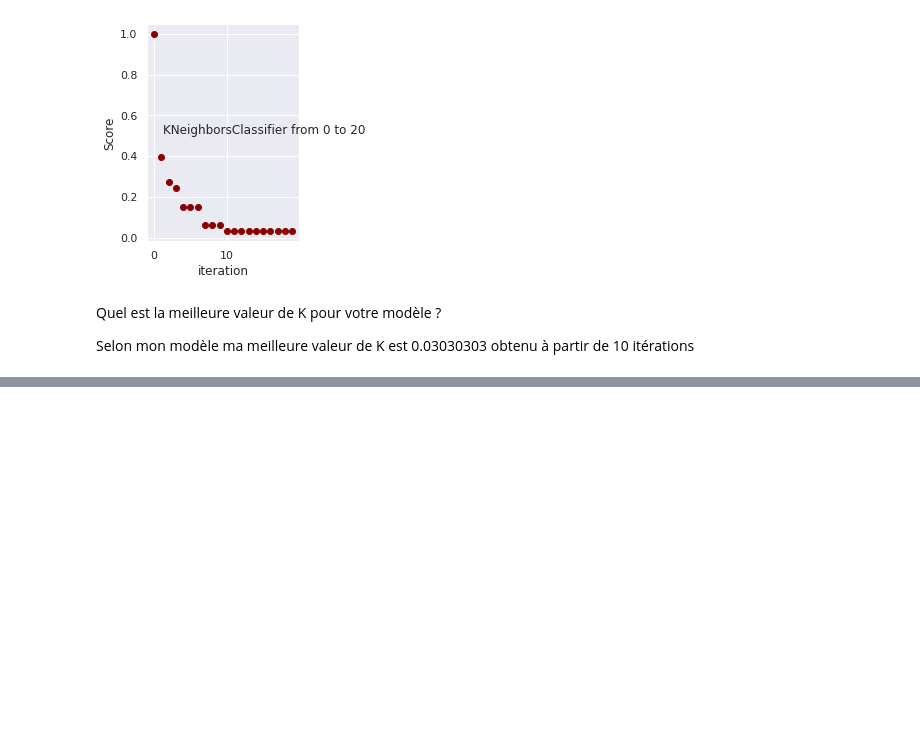
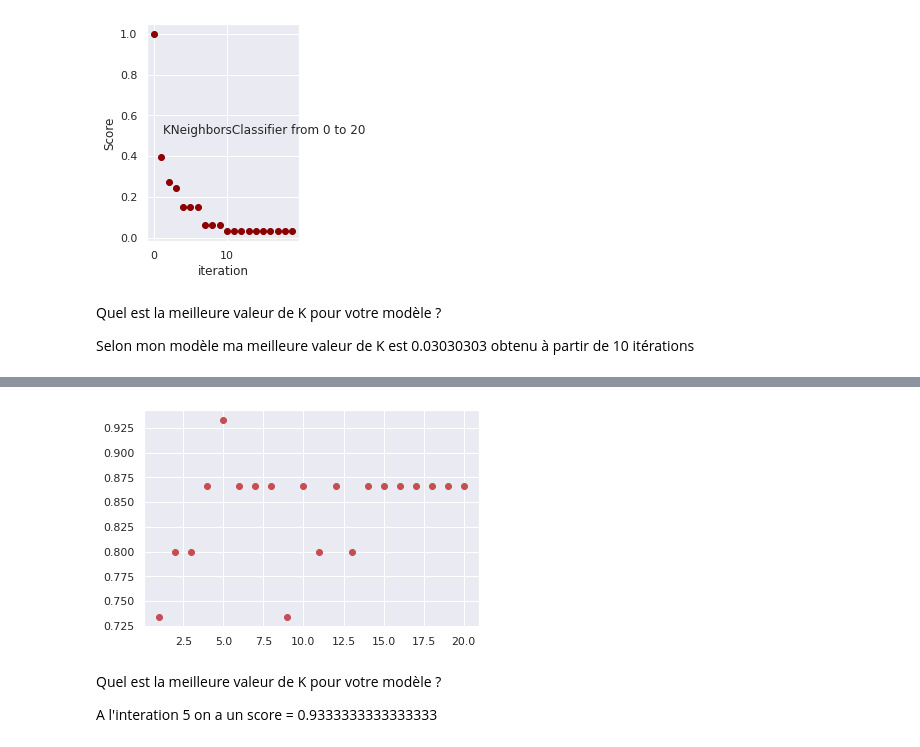
Before and after one commit to JasLieb/IML, a Jupyter notebook: TP4/sklear.ipynb, the cells around one changed output, grey strips where cells are left out. Saved outputs shown, nothing was run; the diff lists cells and outputs as text; code cells hidden in the pictures; blank space fills up the shorter version.

```diff
--- a/TP4/sklear.ipynb
+++ b/TP4/sklear.ipynb
@@ -505,0 +553,13 @@ Selon mon modèle ma meilleure valeur de K est 0.03030303 obtenu à partir de 10
+# %%
+# pour vous aider mais c'est à vous de le trouver
+
+X = data[["Logged_pop","Rate","Deaths","Top_Ten","Has_Facility"]]
+y = data["Senate"]
+
+# penser à inclure dans votre random_state=42 train_test_split
+# Entrainer vos données avec des porcentages raisonnabel (0.3 pour le test)
+X_train,X_test,y_train,y_test = train_test_split(X, y, test_size=0.3, random_state=42)
+# %%
+knn=KNeighborsClassifier(n_neighbors=1)
+knn.fit(X_train, y_train)
+pred_test=knn.predict(X_test)
@@ -505,0 +602,18 @@ Selon mon modèle ma meilleure valeur de K est 0.03030303 obtenu à partir de 10
+# %%
+def plotEvaluation():
+  for i in range(1,21) :
+    knn=KNeighborsClassifier(n_neighbors=i)
+    knn.fit(X_train, y_train)
+    pred_test=knn.predict(X_test)
+    err_test1=np.sum(y_test != pred_test)/len(y_test)
+    temoinX = i
+    temoinY = knn.score(X_test, y_test)
+    plt.plot(temoinX, temoinY,'ro')
+
+plotEvaluation()
+# %% [output]
+[figure, added]
+# %% [markdown]
+Quel est la meilleure valeur de K pour votre modèle ?
+
+A l'interation 5 on a un score = 0.9333333333333333
```
Also changed, not shown: parts of 19 cells of this notebook.
